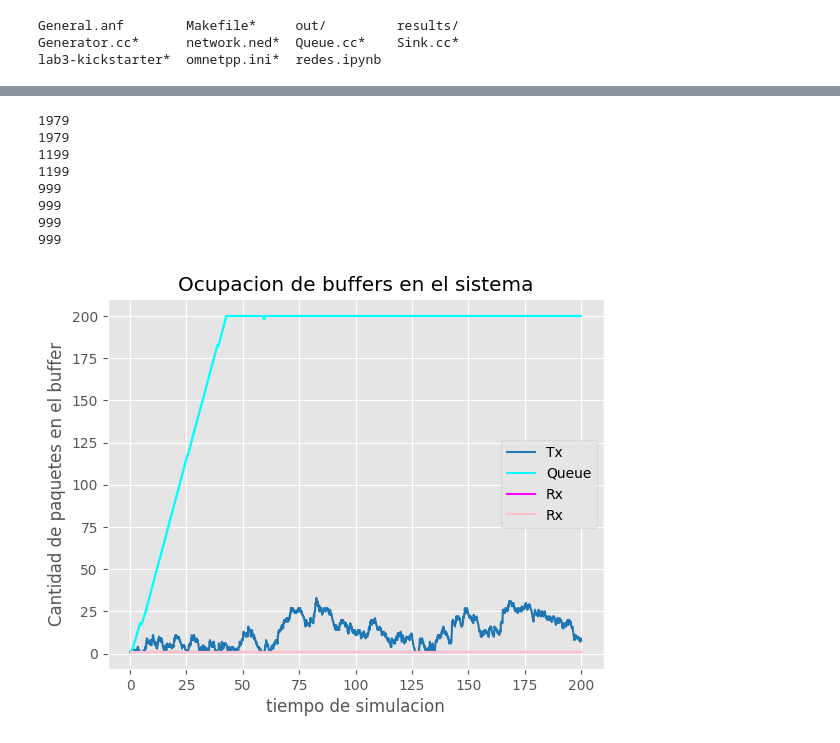
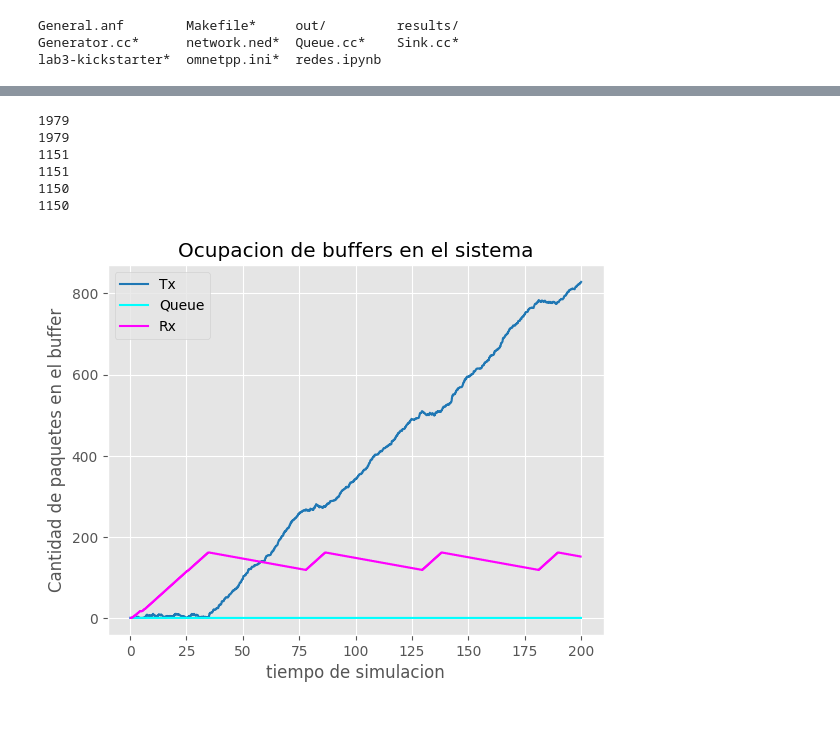
Before and after one commit to milicarabelos/Analisis-de-flujo-y-congestion-simulacion-discreta, a Jupyter notebook: src/redes.ipynb, the cells around one changed output, grey strips where cells are left out. Saved outputs shown, nothing was run; the diff lists cells and outputs as text; code cells hidden in the pictures.

Commit message:
nuevas estadisticas y graficos + mejoras en el jupyter notebook

```diff
--- a/src/redes.ipynb
+++ b/src/redes.ipynb
@@ -18,7 +18,7 @@ import pandas as pd #libreria para procesamiento de datos muy usada en la indust
 import seaborn # Extiende las funcionalidades de matplotlib, muy usado en data visualization
 import csv
 
-str_filename = 'results/exported_stads/diseño_mejorado/2/0.1.csv'
+str_filename = 'results/exported_stads/diseño_mejorado/1/bufferSize/0.1.csv'
 
 data = pd.read_csv(str_filename)
 
@@ -44,19 +44,19 @@ data
 # %%
 #Omnet guarda los valores de nuestro "vector" (lista de valores) en una celda, por lo que tengo que extraer estos valores
+#version vieja 26-27-28 version nueva 30-31-32 y puede que 33
+time_gen = data['vectime'].loc[[30]].tolist()
+buffer_gen = data['vecvalue'].loc[[30]].tolist()
 
-time_gen = data['vectime'].loc[[26]].tolist()
-buffer_gen = data['vecvalue'].loc[[26]].tolist()
-
-time_queue = data['vectime'].loc[[27]].tolist()
-buffer_queue = data['vecvalue'].loc[[27]].tolist()
+time_queue = data['vectime'].loc[[31]].tolist()
+buffer_queue = data['vecvalue'].loc[[31]].tolist()
 
 #solo para el diseño mejorado
-time_queue1 = data['vectime'].loc[[29]].tolist()
-buffer_queue1 = data['vecvalue'].loc[[29]].tolist()
+#time_queue1 = data['vectime'].loc[[33]].tolist()
+#buffer_queue1 = data['vecvalue'].loc[[33]].tolist()
 
 
-time_sink = data['vectime'].loc[[28]].tolist()
-buffer_sink = data['vecvalue'].loc[[28]].tolist()
+time_sink = data['vectime'].loc[[32]].tolist()
+buffer_sink = data['vecvalue'].loc[[32]].tolist()
 
 
 
@@ -68,8 +68,8 @@ buffer_gen = list(map(float,buffer_gen[0].split()))
 buffer_queue = list(map(float,buffer_queue[0].split()))
 buffer_sink = list(map(float,buffer_sink[0].split()))
 
-time_queue1=list(map(float,time_queue1[0].split()))
-buffer_queue1=list(map(float,buffer_queue1[0].split()))
+#time_queue1=list(map(float,time_queue1[0].split()))
+#buffer_queue1=list(map(float,buffer_queue1[0].split()))
 
 print(len(time_gen))
 print(len(buffer_gen))
@@ -77,27 +77,27 @@ print(len(time_queue))
 print(len(buffer_queue))
 print(len(time_sink))
 print(len(buffer_sink))
-print(len(time_queue1))
-print(len(buffer_queue1))
+#print(len(time_queue1))
+#print(len(buffer_queue1))
 # %% [output]
 1979
 1979
-1199
-1199
-999
-999
-999
-999
+1151
+1151
+1150
+1150
 # %%
 fig, ax1 = plt.subplots()
 plt.plot(time_gen,buffer_gen, color='tab:blue', label="Tx")
 plt.plot(time_queue,buffer_queue, color='cyan', label="Queue")
 plt.plot(time_sink,buffer_sink, color='magenta', label="Rx")
-plt.plot(time_queue1,buffer_queue1, color='pink', label="Rx")
+#plt.plot(time_queue1,buffer_queue1, color='pink', label="Queue_1")
 plt.title('Ocupacion de buffers en el sistema')
 plt.xlabel("tiempo de simulacion")
 plt.ylabel("Cantidad de paquetes en el buffer")
 plt.legend()
+ax1.grid(True)
+
 plt.show()
 # %% [output]
-[figure, old version]
+[figure, new version]
```
Also changed, not shown: parts of 9 cells of this notebook, 22 other files.
